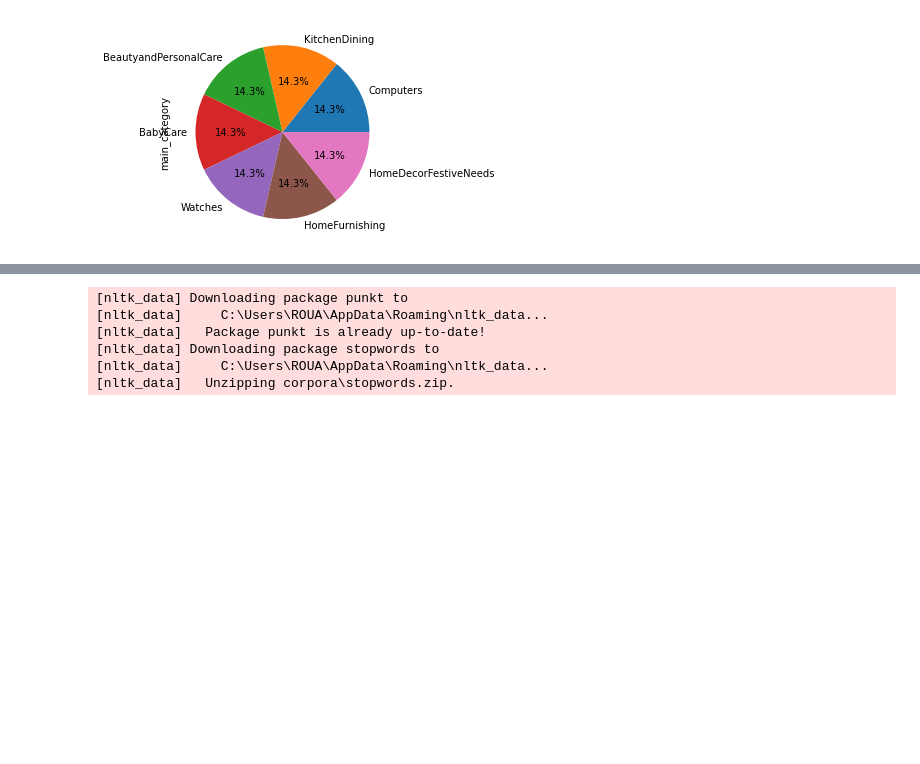
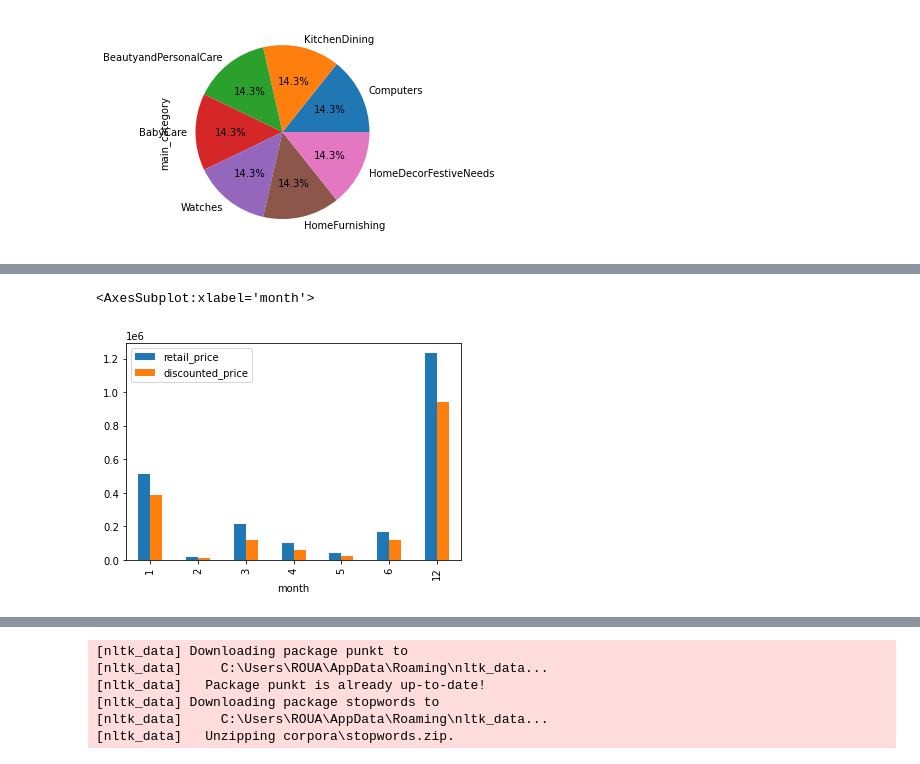
Before and after one commit to roua95/Classification-automatique-des-biens-de-consommation, a Jupyter notebook: text preprocessing.ipynb, the cells around one changed output, grey strips where cells are left out. Cells and saved outputs as stored; diff of their text form; code cells hidden in the pictures; blank space fills up the shorter version.

```diff
--- a/text preprocessing.ipynb
+++ b/text preprocessing.ipynb
@@ -61 +62,3 @@ product_specifications      object
 dtype: object
+# %%
+data.crawl_timestamp = pd.to_datetime(data.crawl_timestamp)
@@ -108,0 +142,7 @@ data.main_category.value_counts().plot(kind='pie',autopct='%1.1f%%')
+# %%
+data['month'] = data['crawl_timestamp'].dt.month
+# %%
+data[['retail_price','discounted_price','month']].groupby('month').sum().plot(kind='bar')
+# %% [output]
+<AxesSubplot:xlabel='month'>
+[figure, added]
```
Also changed, not shown: parts of 14 cells of this notebook.
